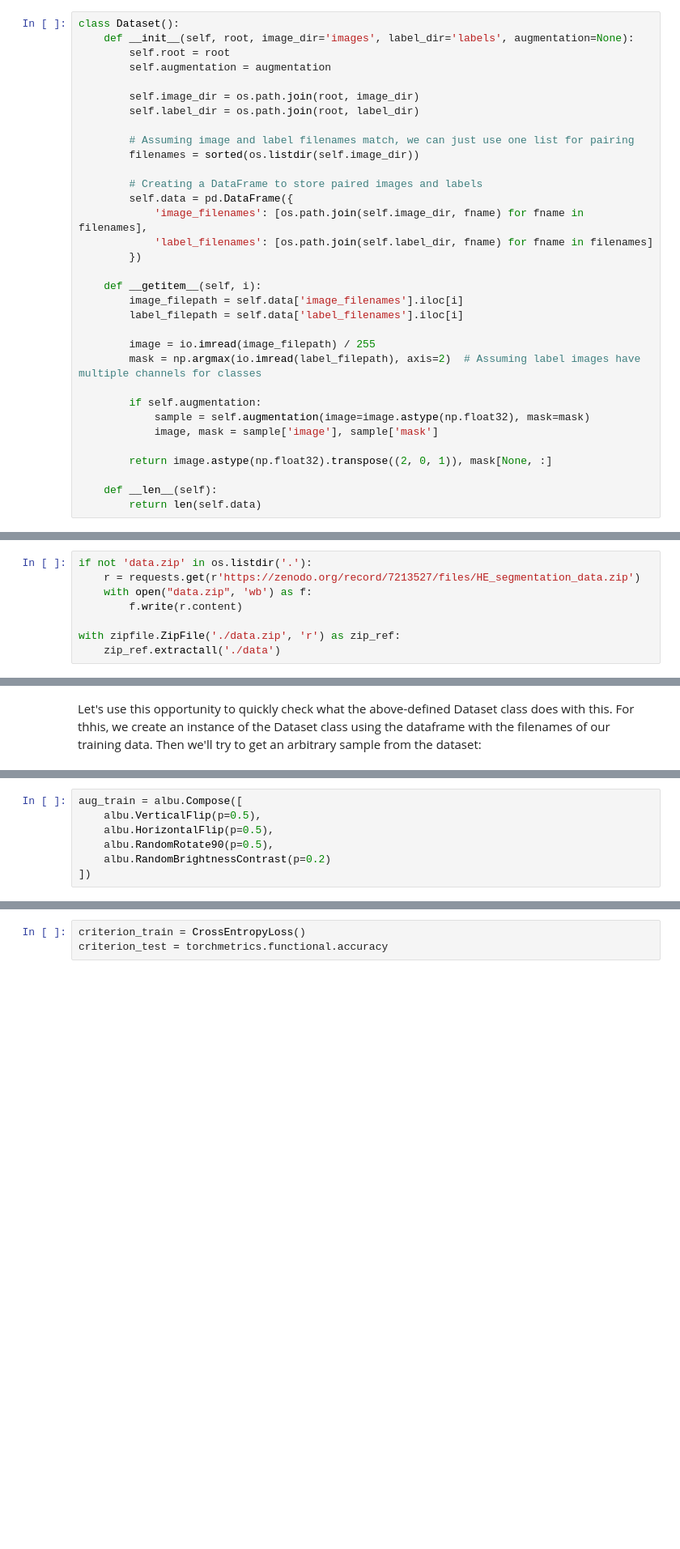
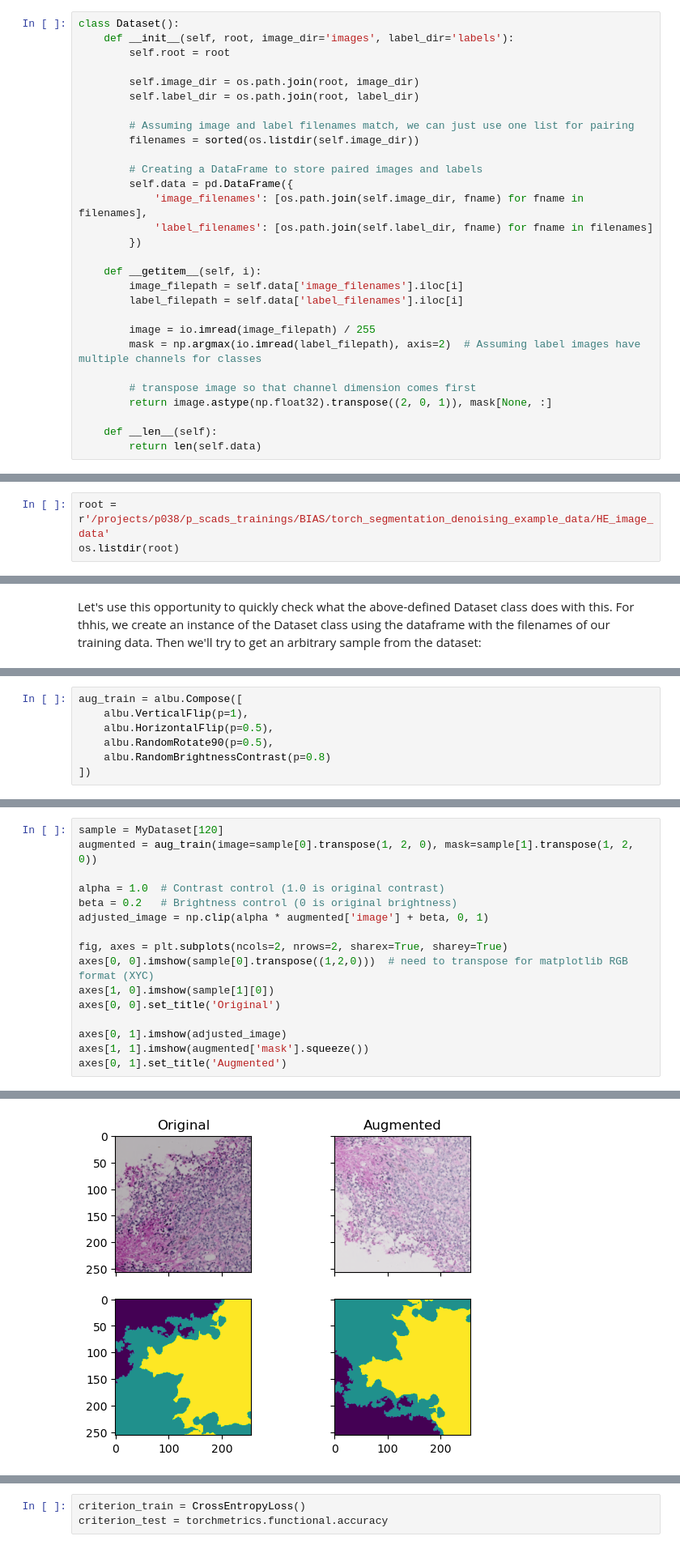
Before and after one commit to BiAPoL/PoL-BioImage-Analysis-TS-GPU-Accelerated-Image-Analysis, a Jupyter notebook: docs/70_AI_Segmentation_Denoising/01_2D_unet_training.ipynb, the cells around one changed output, grey strips where cells are left out. Shown at 81% size. Saved outputs shown, nothing was run; the diff lists cells and outputs as text; blank space fills up the shorter version.

```diff
--- a/docs/70_AI_Segmentation_Denoising/01_2D_unet_training.ipynb
+++ b/docs/70_AI_Segmentation_Denoising/01_2D_unet_training.ipynb
@@ -54,8 +44,7 @@ In this example, we will create a pandas dataframe with two columns `image` and
 # %%
 class Dataset():
-    def __init__(self, root, image_dir='images', label_dir='labels', augmentation=None):
+    def __init__(self, root, image_dir='images', label_dir='labels'):
         self.root = root
-        self.augmentation = augmentation
 
         self.image_dir = os.path.join(root, image_dir)
         self.label_dir = os.path.join(root, label_dir)
@@ -76,10 +65,7 @@ class Dataset():
         image = io.imread(image_filepath) / 255
         mask = np.argmax(io.imread(label_filepath), axis=2)  # Assuming label images have multiple channels for classes
 
-        if self.augmentation:
-            sample = self.augmentation(image=image.astype(np.float32), mask=mask)
-            image, mask = sample['image'], sample['mask']
-
+        # transpose image so that channel dimension comes first
         return image.astype(np.float32).transpose((2, 0, 1)), mask[None, :]
 
     def __len__(self):
@@ -89,8 +72,0 @@ Download the data:
-# %%
-if not 'data.zip' in os.listdir('.'):
-    r = requests.get(r'https://zenodo.org/record/7213527/files/HE_segmentation_data.zip')
-    with open("data.zip", 'wb') as f:
-        f.write(r.content)
-
-with zipfile.ZipFile('./data.zip', 'r') as zip_ref:
-    zip_ref.extractall('./data')
@@ -101,0 +75,3 @@ root
+# %%
+root = r'/projects/p038/p_scads_trainings/BIAS/torch_segmentation_denoising_example_data/HE_image_data'
+os.listdir(root)
@@ -118,8 +99,8 @@ For a typical segmentation job, it makes sense to augment the data to a certain
 * Random brightness/contrast: randomly change the brightness/contrast setting of the image in 20% of all calls
 # %%
 aug_train = albu.Compose([
-    albu.VerticalFlip(p=0.5),
+    albu.VerticalFlip(p=1),
     albu.HorizontalFlip(p=0.5),
     albu.RandomRotate90(p=0.5),
-    albu.RandomBrightnessContrast(p=0.2)
+    albu.RandomBrightnessContrast(p=0.8)
 ])
@@ -125,0 +109,17 @@ aug_train = albu.Compose([
+# %%
+sample = MyDataset[120]
+augmented = aug_train(image=sample[0].transpose(1, 2, 0), mask=sample[1].transpose(1, 2, 0))
+
+alpha = 1.0  # Contrast control (1.0 is original contrast)
+beta = 0.2   # Brightness control (0 is original brightness)
+adjusted_image = np.clip(alpha * augmented['image'] + beta, 0, 1)
+
+fig, axes = plt.subplots(ncols=2, nrows=2, sharex=True, sharey=True)
+axes[0, 0].imshow(sample[0].transpose((1,2,0)))  # need to transpose for matplotlib RGB format (XYC)
+axes[1, 0].imshow(sample[1][0])
+axes[0, 0].set_title('Original')
+
+axes[0, 1].imshow(adjusted_image)
+axes[1, 1].imshow(augmented['mask'].squeeze())
+axes[0, 1].set_title('Augmented')
+# %% [output]
@@ -126,3 +127,4 @@ aug_train = albu.Compose([
+[figure, added]
 # %% [markdown]
 ### Train/test/validation split
 
```
Also changed, not shown: parts of 42 cells of this notebook, 1 other file.
